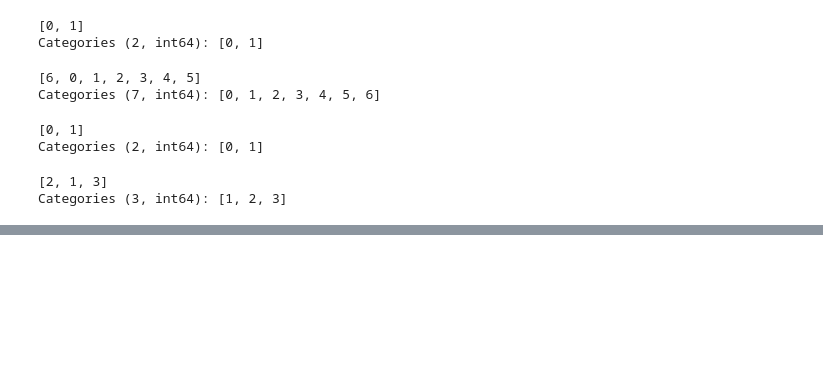
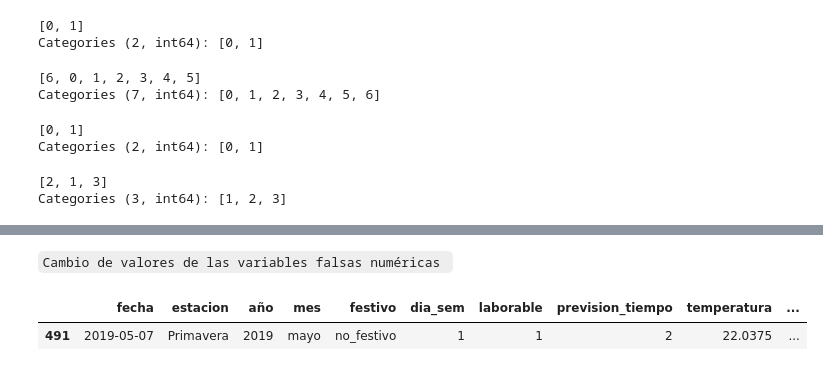
Before and after one commit to LourdesBoj/promoE-modulo3-proyecto-equipo3-Andrea-Catalina-Lourdes-AnaLopez, a Jupyter notebook: EDA.ipynb, the cells around one changed output, grey strips where cells are left out. Cells and saved outputs as stored; diff of their text form; code cells hidden in the pictures; blank space fills up the shorter version.

````diff
--- a/EDA.ipynb
+++ b/EDA.ipynb
@@ -370,0 +368,16 @@ Successfully installed holidays-0.32
+# %% [markdown]
+```Cambio de valores de las variables falsas numéricas ```
+# %%
+dicc_año = {0:"2018", 1:"2019"}
+df["año"] = df["año"].replace(dicc_año)
+# %%
+dicc_mes = {1:"enero", 2:"febrero", 3:"marzo", 4:"abril", 5:"mayo", 6:"junio", 7:"julio", 8:"agosto", 9:"septiembre", 10:"octubre", 11:"noviembre", 12:"diciembre"}
+df["mes"] = df["mes"].replace(dicc_mes)
+# %%
+dicc_festivo = {0: "no_festivo", 1: "festivo"}
+df["festivo"] = df["festivo"].replace(dicc_festivo)
+# %%
+df.sample(1)
+# %% [output]
+|  | fecha | estacion | año | mes | festivo | dia_sem | laborable | prevision_tiempo | temperatura | ... |
+| 491 | 2019-05-07 | Primavera | 2019 | mayo | no_festivo | 1 | 1 | 2 | 22.0375 | ... |
````
Also changed, not shown: parts of 11 cells of this notebook.
